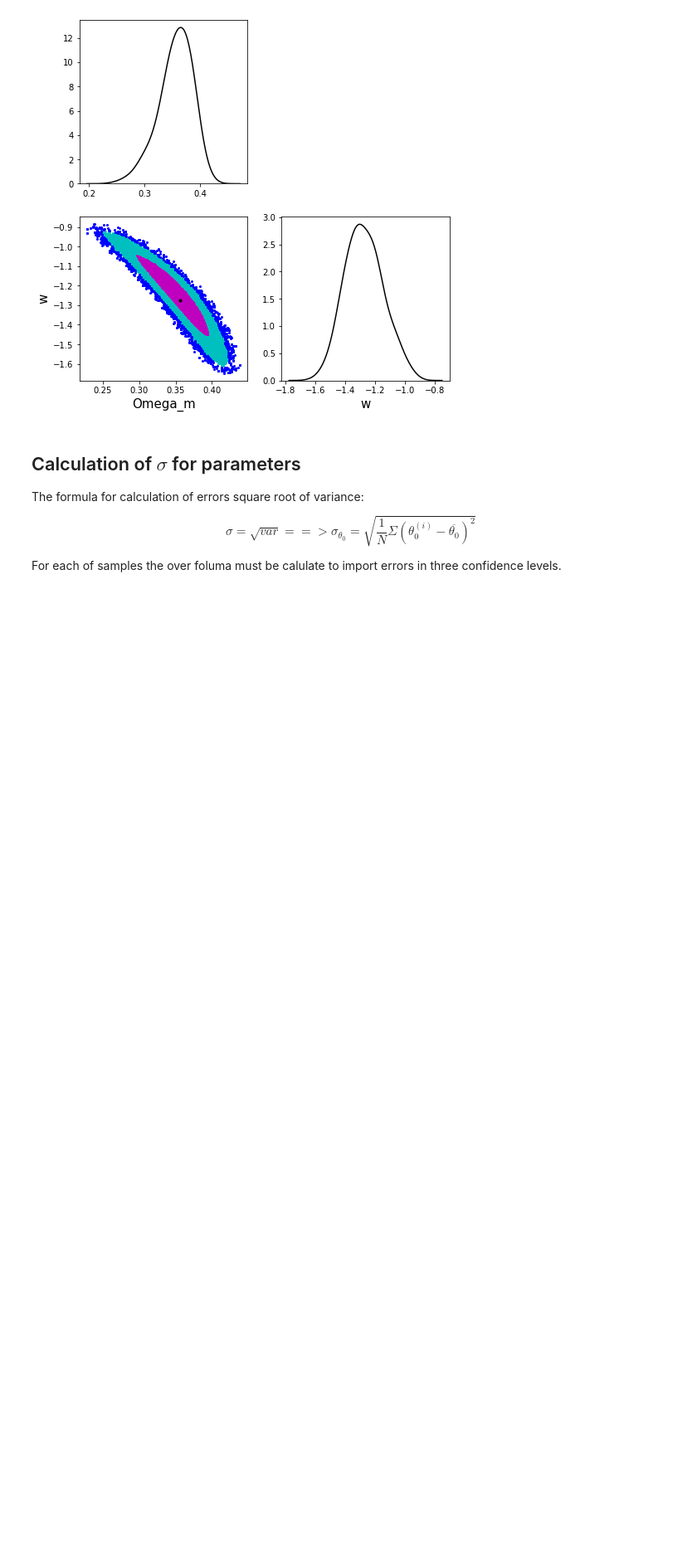
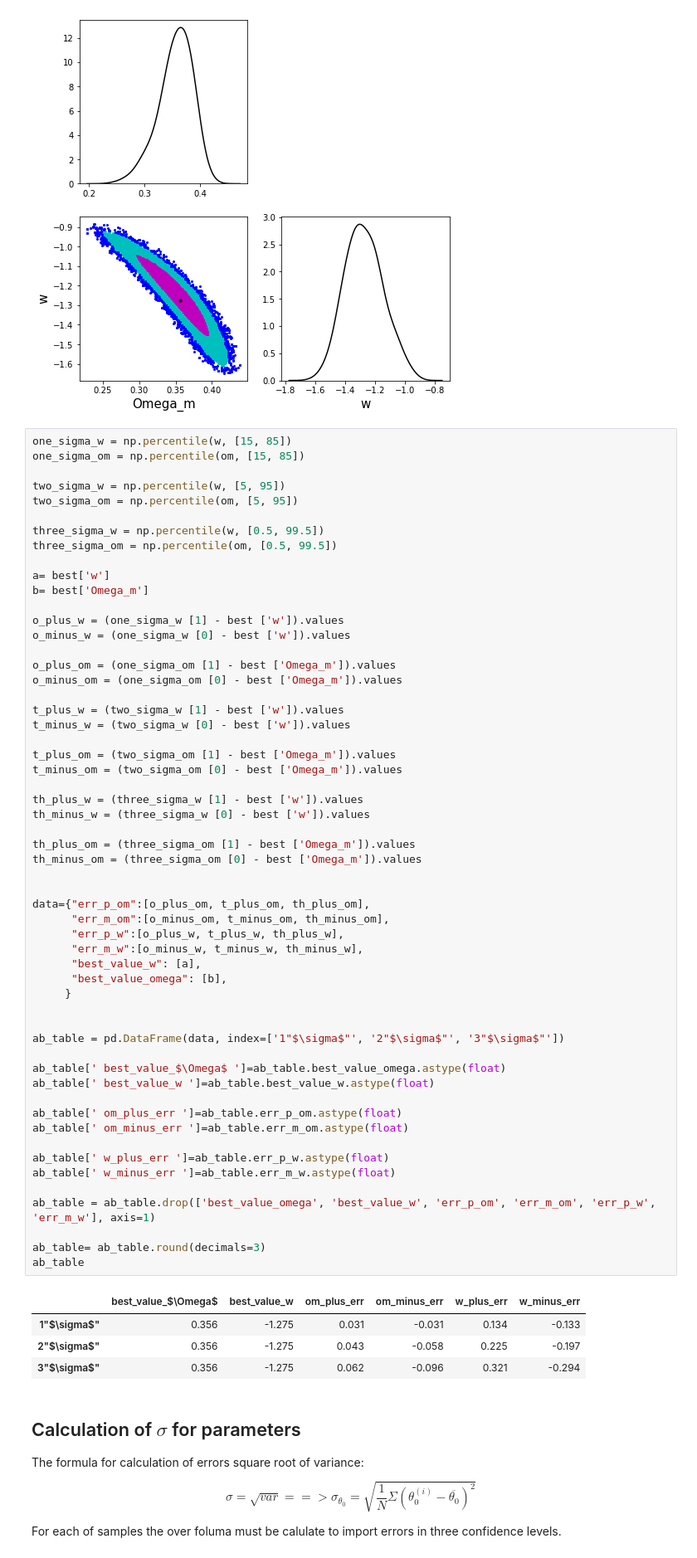
Before and after one commit to nooshinehz/Best_values_and_contours, a Jupyter notebook: countors_MCMC.ipynb, the cells around one changed output. Shown: that part at 83% size. Saved outputs shown, nothing was run; the diff lists cells and outputs as text; blank space fills up the shorter version.

```diff
--- a/countors_MCMC.ipynb
+++ b/countors_MCMC.ipynb
@@ -252,6 +252,67 @@ axes[1,1].set_ylabel(' ');
 plt.savefig('contours.eps', bbox_inches="tight", format='eps' )
 # %% [output]
 [figure]
+# %%
+one_sigma_w = np.percentile(w, [15, 85])
+one_sigma_om = np.percentile(om, [15, 85])
+
+two_sigma_w = np.percentile(w, [5, 95])
+two_sigma_om = np.percentile(om, [5, 95])
+
+three_sigma_w = np.percentile(w, [0.5, 99.5])
+three_sigma_om = np.percentile(om, [0.5, 99.5])
+
+a= best['w']
+b= best['Omega_m']
+
+o_plus_w = (one_sigma_w [1] - best ['w']).values
+o_minus_w = (one_sigma_w [0] - best ['w']).values
+
+o_plus_om = (one_sigma_om [1] - best ['Omega_m']).values
+o_minus_om = (one_sigma_om [0] - best ['Omega_m']).values
+
+t_plus_w = (two_sigma_w [1] - best ['w']).values
+t_minus_w = (two_sigma_w [0] - best ['w']).values
+
+t_plus_om = (two_sigma_om [1] - best ['Omega_m']).values
+t_minus_om = (two_sigma_om [0] - best ['Omega_m']).values
+
+th_plus_w = (three_sigma_w [1] - best ['w']).values
+th_minus_w = (three_sigma_w [0] - best ['w']).values
+
+th_plus_om = (three_sigma_om [1] - best ['Omega_m']).values
+th_minus_om = (three_sigma_om [0] - best ['Omega_m']).values
+
+
+data={"err_p_om":[o_plus_om, t_plus_om, th_plus_om],
+      "err_m_om":[o_minus_om, t_minus_om, th_minus_om],
+      "err_p_w":[o_plus_w, t_plus_w, th_plus_w],
+      "err_m_w":[o_minus_w, t_minus_w, th_minus_w],
+      "best_value_w": [a],
+      "best_value_omega": [b],
+     }
+
+
+ab_table = pd.DataFrame(data, index=['1"$\sigma$"', '2"$\sigma$"', '3"$\sigma$"'])
+
+ab_table[' best_value_$\Omega$ ']=ab_table.best_value_omega.astype(float)
+ab_table[' best_value_w ']=ab_table.best_value_w.astype(float)
+
+ab_table[' om_plus_err ']=ab_table.err_p_om.astype(float)
+ab_table[' om_minus_err ']=ab_table.err_m_om.astype(float)
+
+ab_table[' w_plus_err ']=ab_table.err_p_w.astype(float)
+ab_table[' w_minus_err ']=ab_table.err_m_w.astype(float)
+
+ab_table = ab_table.drop(['best_value_omega', 'best_value_w', 'err_p_om', 'err_m_om', 'err_p_w', 'err_m_w'], axis=1)
+
+ab_table= ab_table.round(decimals=3)
+ab_table
+# %% [output]
+|  | best_value_$\Omega$ | best_value_w | om_plus_err | om_minus_err | w_plus_err | w_minus_err |
+| 1"$\sigma$" | 0.356 | -1.275 | 0.031 | -0.031 | 0.134 | -0.133 |
+| 2"$\sigma$" | 0.356 | -1.275 | 0.043 | -0.058 | 0.225 | -0.197 |
+| 3"$\sigma$" | 0.356 | -1.275 | 0.062 | -0.096 | 0.321 | -0.294 |
 # %% [markdown]
 ## Calculation of $\sigma$  for parameters
 
```
Also changed, not shown: parts of 2 cells of this notebook.
